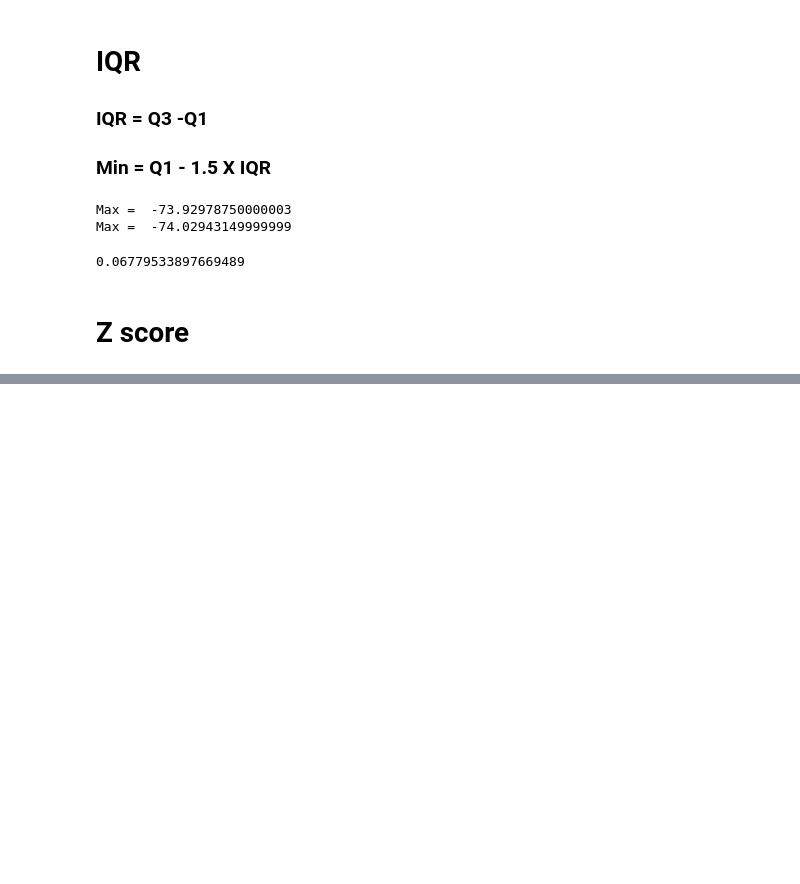
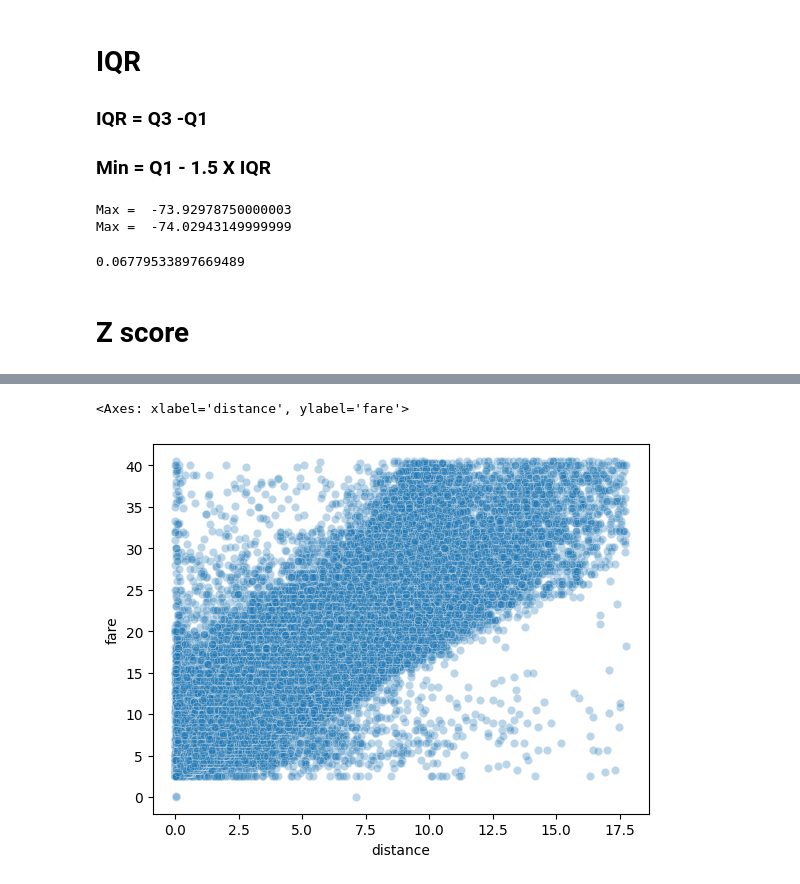
Before and after one commit to MBAhmadi/New-ML, a Jupyter notebook: uber.ipynb, the cells around one changed output, grey strips where cells are left out. Drawn from its saved outputs; the diff is of its cells as text; code cells hidden in the pictures; blank space fills up the shorter version.

```diff
--- a/uber.ipynb
+++ b/uber.ipynb
@@ -232,0 +254,5 @@ df
+# %%
+df = df[df['distance']!=0]
+df = df[df['n_passenger']!=0]
+df = df[df['n_passenger']<=6]
+df = df[df['fare']>0]
@@ -232,0 +271,10 @@ df
+# %%
+mu = df['fare'].mean()
+std = df['fare'].std()
+
+z = np.abs((df['fare'] - mu)/std)
+
+print(df[z>3].shape[0]/df.shape[0]*100)
+
+df = df[z<=3]
+df
@@ -232,0 +296,10 @@ df
+# %%
+mu = df['distance'].mean()
+std = df['distance'].std()
+
+z = np.abs((df['distance'] - mu)/std)
+
+print(df[z>3].shape[0]/df.shape[0]*100)
+
+df = df[z<=3]
+df
@@ -232,0 +321,7 @@ df
+# %%
+df.reset_index(drop=True, inplace=True)
+# %%
+sns.scatterplot(x='distance', y='fare', data=df, alpha =0.3)
+# %% [output]
+<Axes: xlabel='distance', ylabel='fare'>
+[figure, added]
```
Also changed, not shown: parts of 14 cells of this notebook.
